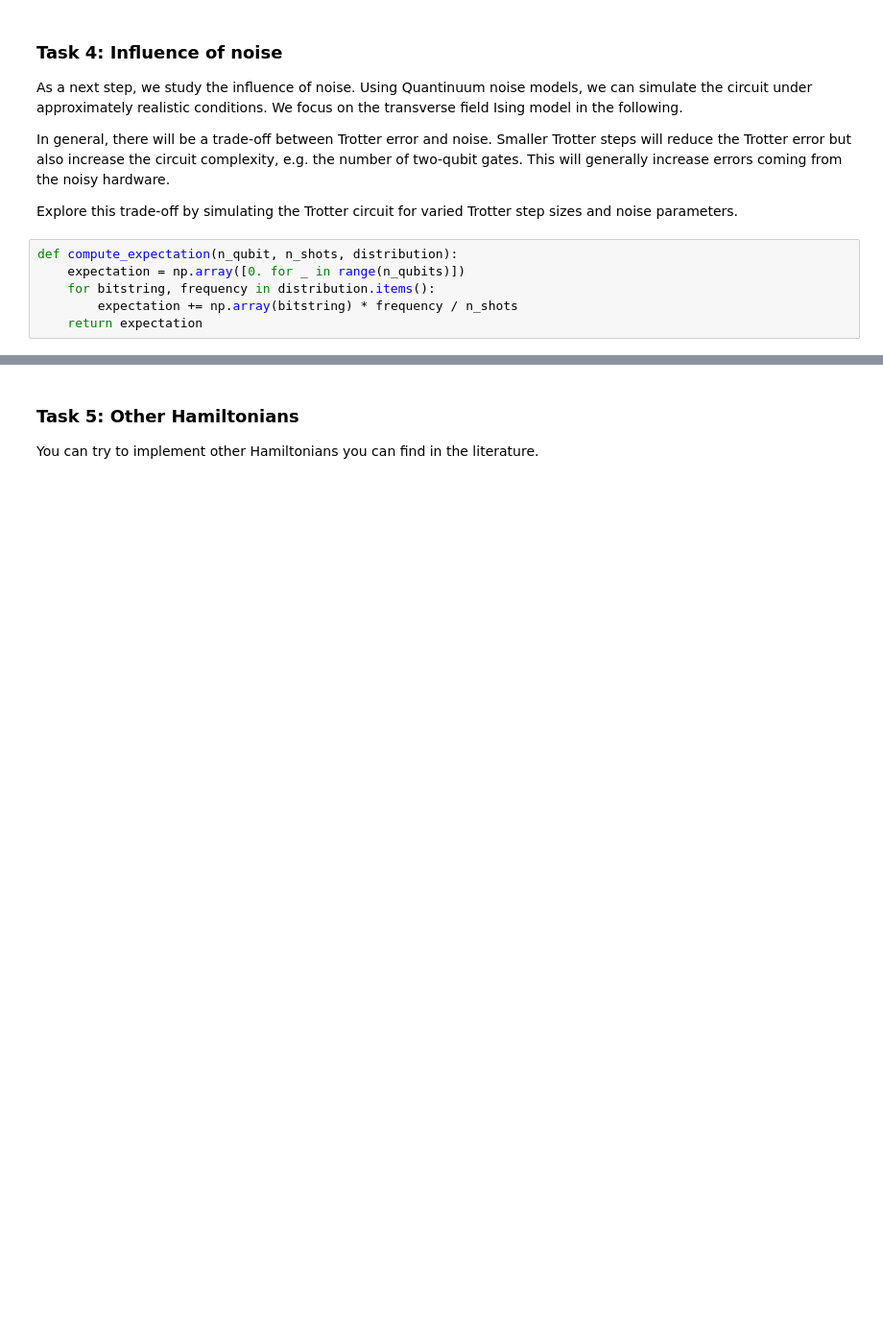
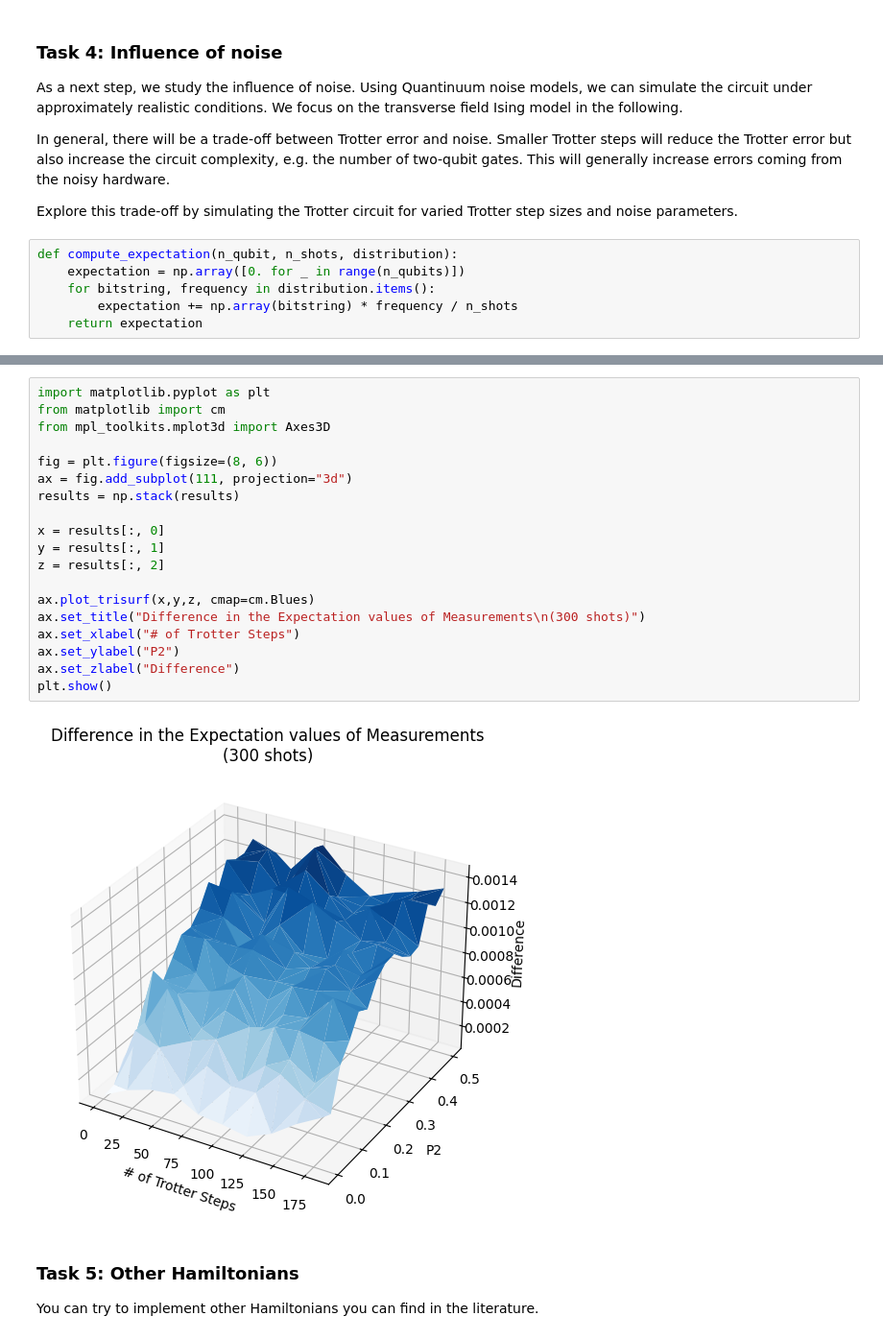
Before and after one commit to SiruLee/2025-Quantinuum, a Jupyter notebook: notebooks/hamiltonian_simulation.ipynb, the cells around one changed output, grey strips where cells are left out. Shown: that part at 96% size. Saved outputs shown, nothing was run; the diff lists cells and outputs as text; blank space fills up the shorter version.

```diff
--- a/notebooks/hamiltonian_simulation.ipynb
+++ b/notebooks/hamiltonian_simulation.ipynb
@@ -644,3 +674,24 @@ plt.show()
+# %%
+import matplotlib.pyplot as plt
+from matplotlib import cm
+from mpl_toolkits.mplot3d import Axes3D
+
+fig = plt.figure(figsize=(8, 6))
+ax = fig.add_subplot(111, projection="3d")
+results = np.stack(results)
+
+x = results[:, 0]
+y = results[:, 1]
+z = results[:, 2]
+
+ax.plot_trisurf(x,y,z, cmap=cm.Blues)
+ax.set_title("Difference in the Expectation values of Measurements\n(300 shots)")
+ax.set_xlabel("# of Trotter Steps")
+ax.set_ylabel("P2")
+ax.set_zlabel("Difference")
+plt.show()
+# %% [output]
+[figure, added]
 # %% [markdown]
 ### Task 5: Other Hamiltonians
 
```
Also changed, not shown: parts of 7 cells of this notebook.
